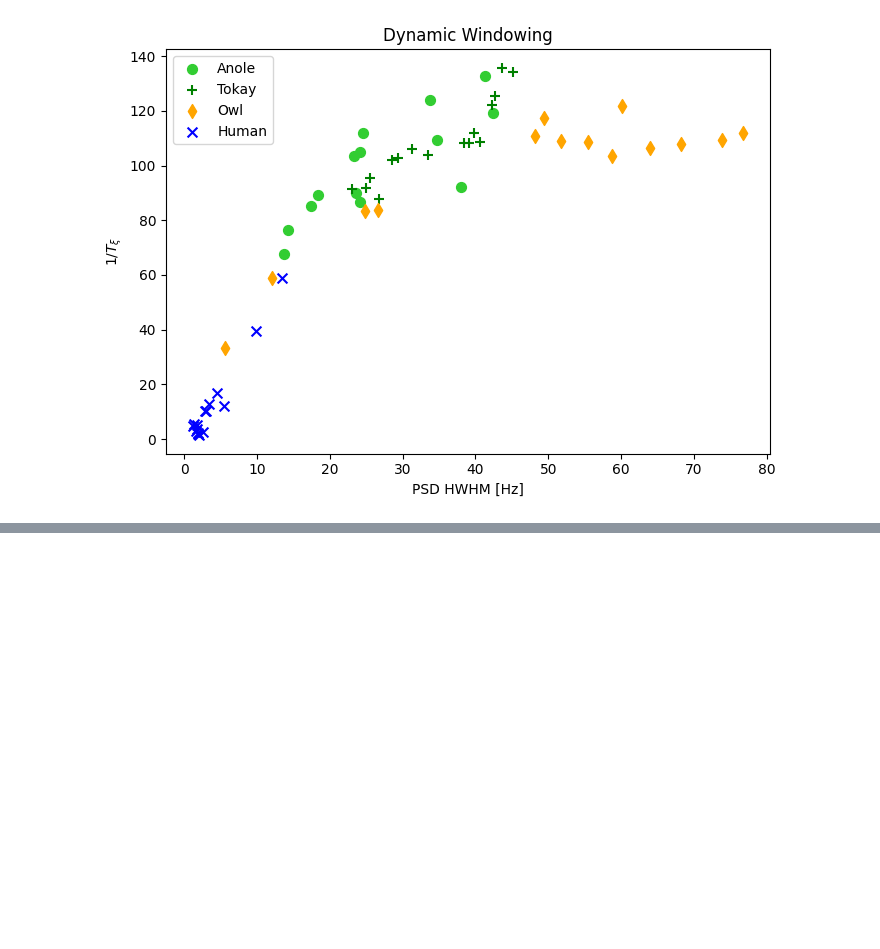
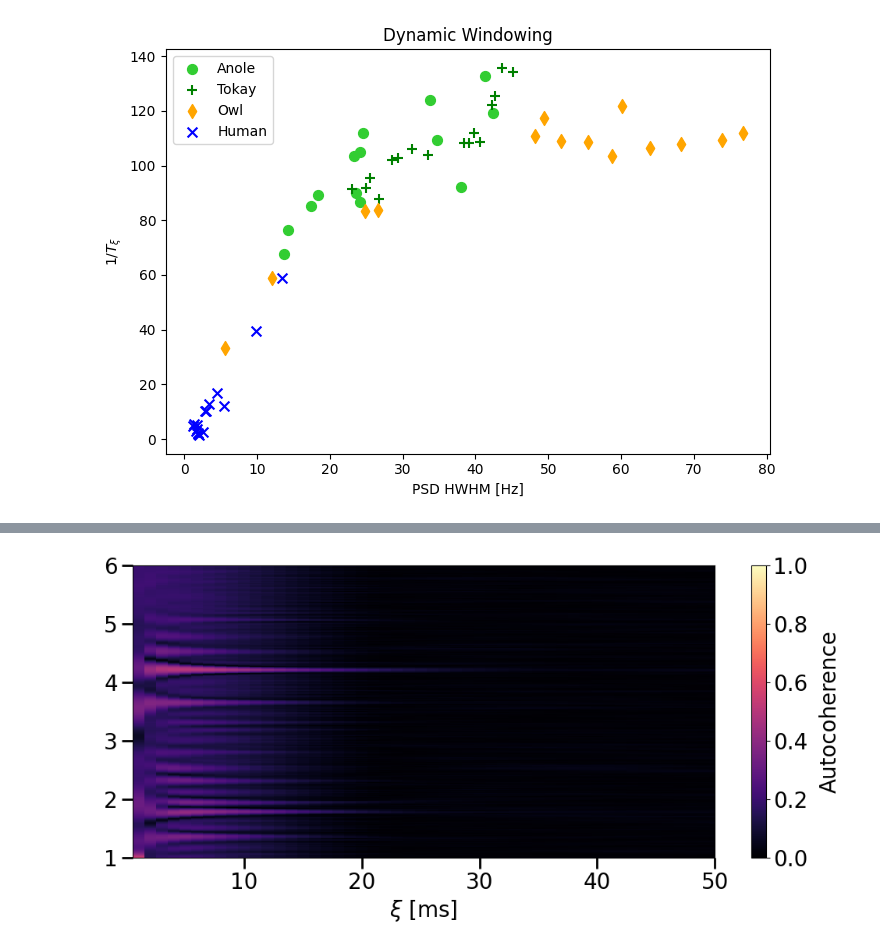
Before and after one commit to seththepeacock/otocoherence, a Jupyter notebook: ARO/ARO_figs.ipynb, the cells around one changed output, grey strips where cells are left out. Cells and saved outputs as stored; diff of their text form; code cells hidden in the pictures; blank space fills up the shorter version.

```diff
--- a/ARO/ARO_figs.ipynb
+++ b/ARO/ARO_figs.ipynb
@@ -437,0 +521,98 @@ wf = crop_wf(wf, fs, wf_len_s)
+# %%
+"All colossograms"
+subjects = [('Tokay', 0), ('Human', 1), ('Owl', 3), ('Anole', 0)]
+flims = {'Human':(0.4, 10), 'Owl':(2, 11), 'Anole':(0.8, 5), 'Tokay':(1, 6)}
+hops = {'Human':441, 'Owl':441, 'Anole':441, 'Tokay':500}
+xi_max_ss = {'Human':1.0, 'Owl':0.1, 'Anole':0.1, 'Tokay':0.1}
+cgram_xmaxs = {'Human':600, 'Owl':50, 'Anole':50, 'Tokay': 50}
+
+# Global params
+bw = 50
+freq_bin_hop = 1
+mode = 'phi'
+win = 'boxcar'
+win_type_cgram = 'flattop'
+win_meth_cgram = {'method':'rho', 'rho':1.0, 'win_type':win_type_cgram}
+lcc_kwargs = {
+    "wf_len_s": 60,
+    "filter_meth": None,
+    "mode":'phi',
+    "xi_min_s": 0.001,
+    "win_meth": win_meth_cgram,
+    "nfft": 2**14,
+    "pkl_folder": dir_pkl,
+}
+for (species, wf_idx) in subjects:
+    "First two rows"
+    # Get waveform
+    wf, wf_fn, fs, good_peak_freqs, _ = get_wf(species=species, wf_idx=wf_idx)
+    print(f"For {wf_fn} we use {good_peak_freqs}")
+    # Preprocess
+    wf-=np.mean(wf)
+
+    # Get each subject specific param
+    flim = flims[species]
+    hop = hops[species]
+
+    "Colossogram Plot"
+    # Get waveform
+    wf, wf_fn, fs, _, _ = get_wf(species=species, wf_idx=wf_idx)
+    # Preprocess
+    wf-=np.mean(wf)
+    tau_cgram = get_precalc_tau_from_bw(bw, fs, win_type_cgram, dir_tau_pkl)
+    # Load Colossogram
+    cgram_dict = load_calc_colossogram(
+        **(
+            lcc_kwargs
+            | {
+                "xi_max_s": xi_max_ss[species],
+                "species": species,
+                "fs": fs,
+                "tau": tau_cgram,
+                "hop": hop,
+                "wf": wf,
+                "wf_idx": wf_idx,
+                "wf_fn": wf_fn,
+            }
+        )
+    )
+
+
+    # Load everything that wasn't explicitly "saved" in the filename
+    colossogram = cgram_dict["colossogram"]
+    fn_id = cgram_dict["fn_id"]
+    win_meth_str = cgram_dict["win_meth_str"]
+    method_id = cgram_dict["method_id"]
+    filter_str = cgram_dict["filter_str"]
+    f = cgram_dict["f"]
+    xis_s = cgram_dict["xis_s"]
+    # good_peak_idxs = np.argmin(np.abs(f[:, None] - good_peak_freqs[None, :]), axis=0)
+    # method_id = rf"[$\tau$={(tau/fs)*1000:.2f}ms]   [Mode=$\phi$]   [{win_meth_str}]   [Hop={hop_s*1000:.1f}ms]   [{N_pd_str}]   [nfft={nfft}]"
+    suptitle = (
+        rf"[{species} {wf_idx}]   [{wf_fn}]   [HPBW={bw}Hz]   {method_id}   [{filter_str}]"
+    )
+
+    # MAKE PLOT
+    plt.figure(figsize=(10, 5))
+    cbar = pc.plot_colossogram(cgram_dict, cmap="magma", return_cbar=True)
+    cbar.set_label("Autocoherence", labelpad=labelpad_cgram)
+    # Set Chris' requested fontsizes
+    ax = plt.gca()
+    ax.set_xlabel(r"$\xi$ [ms]", fontsize=fsz)
+    ax.set_ylabel("Frequency [kHz]", fontsize=fsz) if species == 'Human' else ax.set_ylabel(None)
+    ax.tick_params(axis='both', which='major', length=10, width=2)
+    ax.tick_params("both", labelsize=fsz)
+    cbar.ax.yaxis.label.set_fontsize(fsz)
+    cbar.ax.tick_params(labelsize=fsz)
+    if species != 'Tokay':
+        cbar.ax.remove()
+
+    plt.ylim(flim)
+    plt.xlim(None, cgram_xmaxs[species])
+    plt.tight_layout()
+    plt.savefig(
+        os.path.join(dir_figs_poster, f"Colossogram ({species}).jpg"),
+        dpi=dpi,
+        bbox_inches='tight'
+    )
+# %% [output]
@@ -437,0 +627 @@ wf = crop_wf(wf, fs, wf_len_s)
+[figure, added]
```
Also changed, not shown: parts of 8 cells of this notebook, 7 other files.
